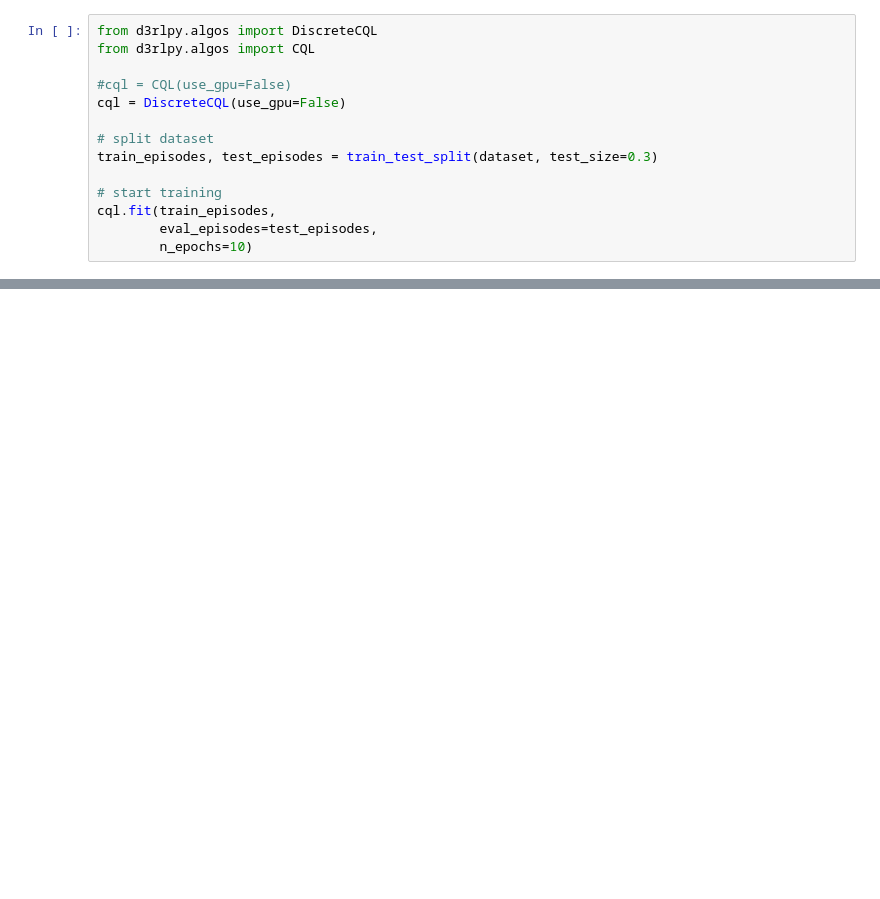
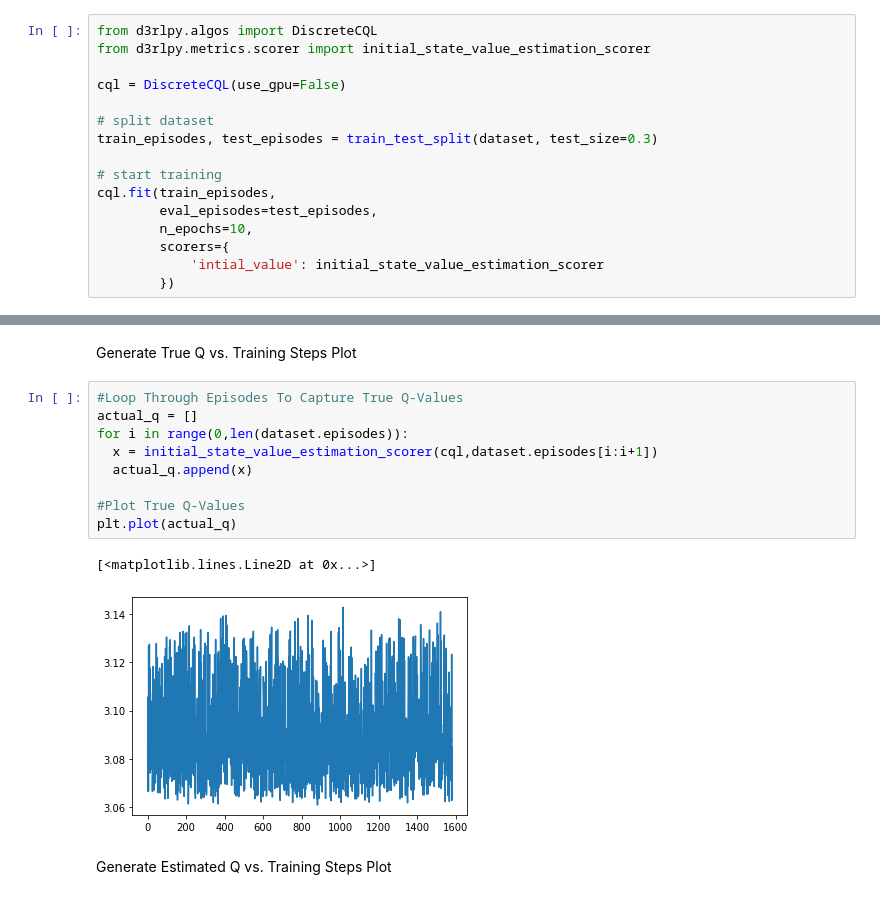
Before and after one commit to jgy4/d3rlpy, a Jupyter notebook: AIPI590_HW/HW3.ipynb, the cells around one changed output, grey strips where cells are left out. Saved outputs shown, nothing was run; the diff lists cells and outputs as text; blank space fills up the shorter version.

```diff
--- a/AIPI590_HW/HW3.ipynb
+++ b/AIPI590_HW/HW3.ipynb
@@ -33,8 +43,7 @@ dataset, env = get_cartpole()
 # %%
 from d3rlpy.algos import DiscreteCQL
-from d3rlpy.algos import CQL
+from d3rlpy.metrics.scorer import initial_state_value_estimation_scorer
 
-#cql = CQL(use_gpu=False)
 cql = DiscreteCQL(use_gpu=False)
 
 # split dataset
@@ -43,5 +52,8 @@ train_episodes, test_episodes = train_test_split(dataset, test_size=0.3)
 # start training
 cql.fit(train_episodes,
         eval_episodes=test_episodes,
-        n_epochs=10)
+        n_epochs=10,
+        scorers={
+            'intial_value': initial_state_value_estimation_scorer
+        })
 # %% [output]
@@ -89,0 +102,16 @@ cql.fit(train_episodes,
+# %% [markdown]
+Generate True Q vs. Training Steps Plot
+# %%
+#Loop Through Episodes To Capture True Q-Values
+actual_q = []
+for i in range(0,len(dataset.episodes)):
+  x = initial_state_value_estimation_scorer(cql,dataset.episodes[i:i+1])
+  actual_q.append(x)
+
+#Plot True Q-Values
+plt.plot(actual_q)
+# %% [output]
+[<matplotlib.lines.Line2D at 0x...>]
+[figure, added]
+# %% [markdown]
+Generate Estimated Q vs. Training Steps Plot
```
Also changed, not shown: parts of 22 cells of this notebook.
